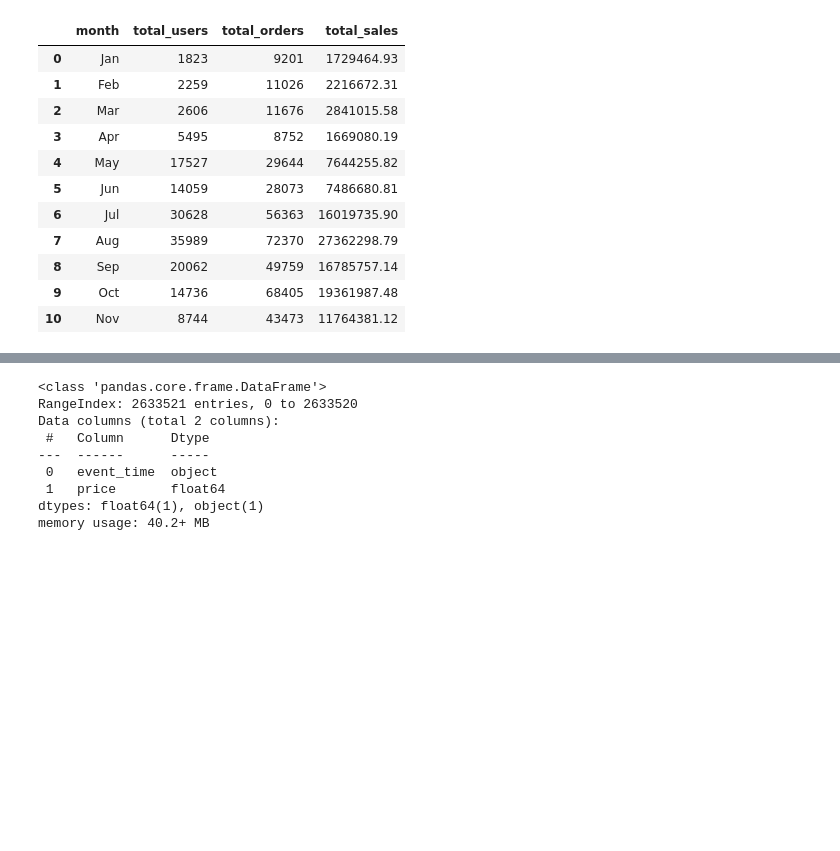
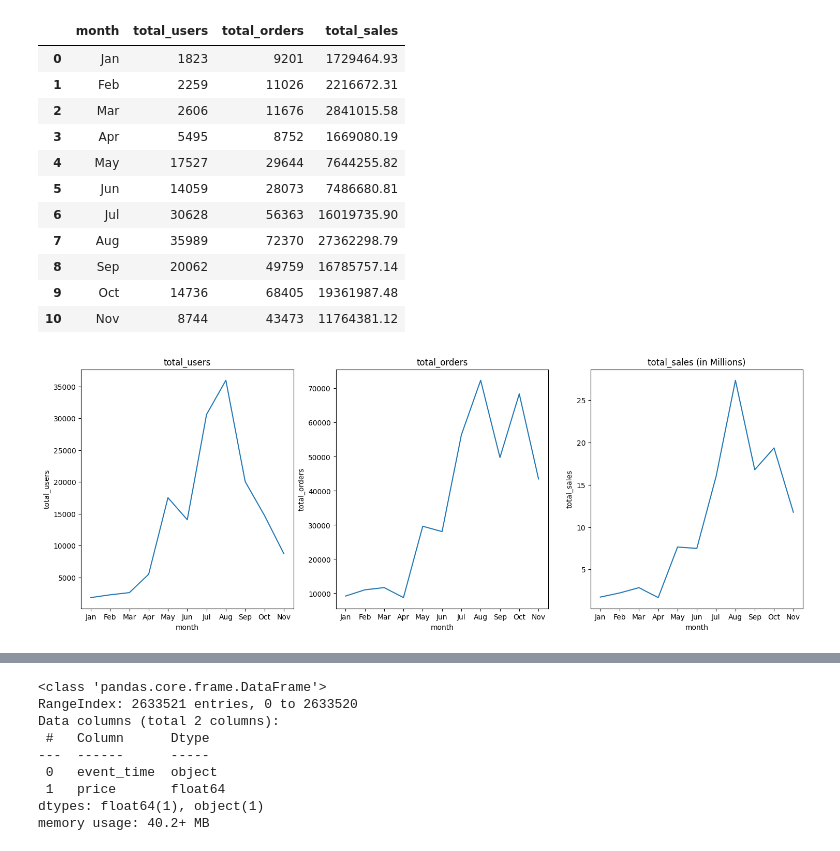
Before and after one commit to harimagar/Data-Science-Project, a Jupyter notebook: RecommendationSystem.ipynb, the cells around one changed output, grey strips where cells are left out. Drawn from its saved outputs; the diff is of its cells as text; code cells hidden in the pictures; blank space fills up the shorter version.

```diff
--- a/RecommendationSystem.ipynb
+++ b/RecommendationSystem.ipynb
@@ -407,3 +407,24 @@ df_month
 | 8 | Sep | 20062 | 49759 | 16785757.14 |
 | 9 | Oct | 14736 | 68405 | 19361987.48 |
 | 10 | Nov | 8744 | 43473 | 11764381.12 |
+# %%
+plt.figure(figsize=(18, 6))
+
+for i, col in enumerate(df_month.columns):
+  if col != 'month':
+    fig = plt.subplot(1, 3, i)
+    sns.lineplot(data=df_month, x='month', y=col, )
+    plt.title(f'{col}')
+
+    if col == 'total_sales':
+      fig.get_yaxis().set_major_formatter(matplotlib.ticker.FuncFormatter(lambda x, p: format(int(x), ',')))
+
+      # after plotting the data, format the labels
+      current_values = plt.gca().get_yticks()
+
+      plt.gca().set_yticklabels(['{:,.0f}'.format(x/1000000) for x in current_values])
+      plt.title(f'{col} (in Millions)')
+
+plt.show()
+# %% [output]
+[figure, added]
```
Also changed, not shown: parts of 6 cells of this notebook.
